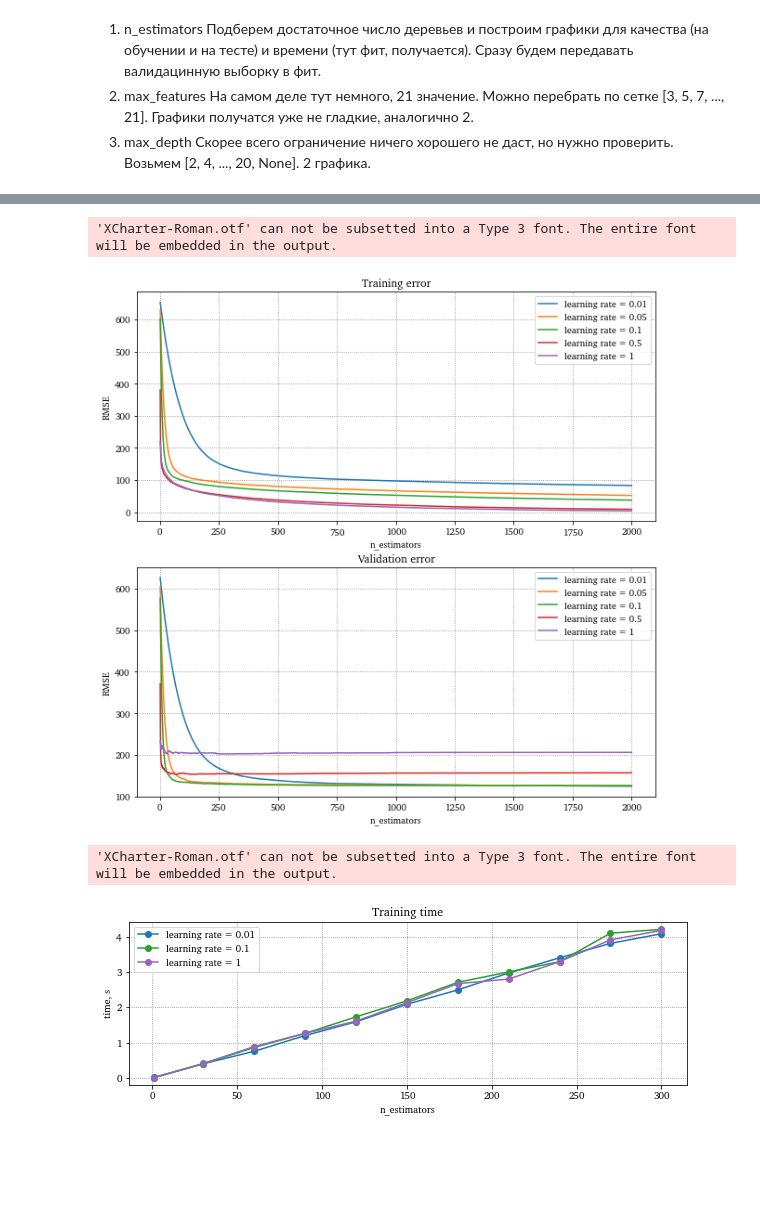
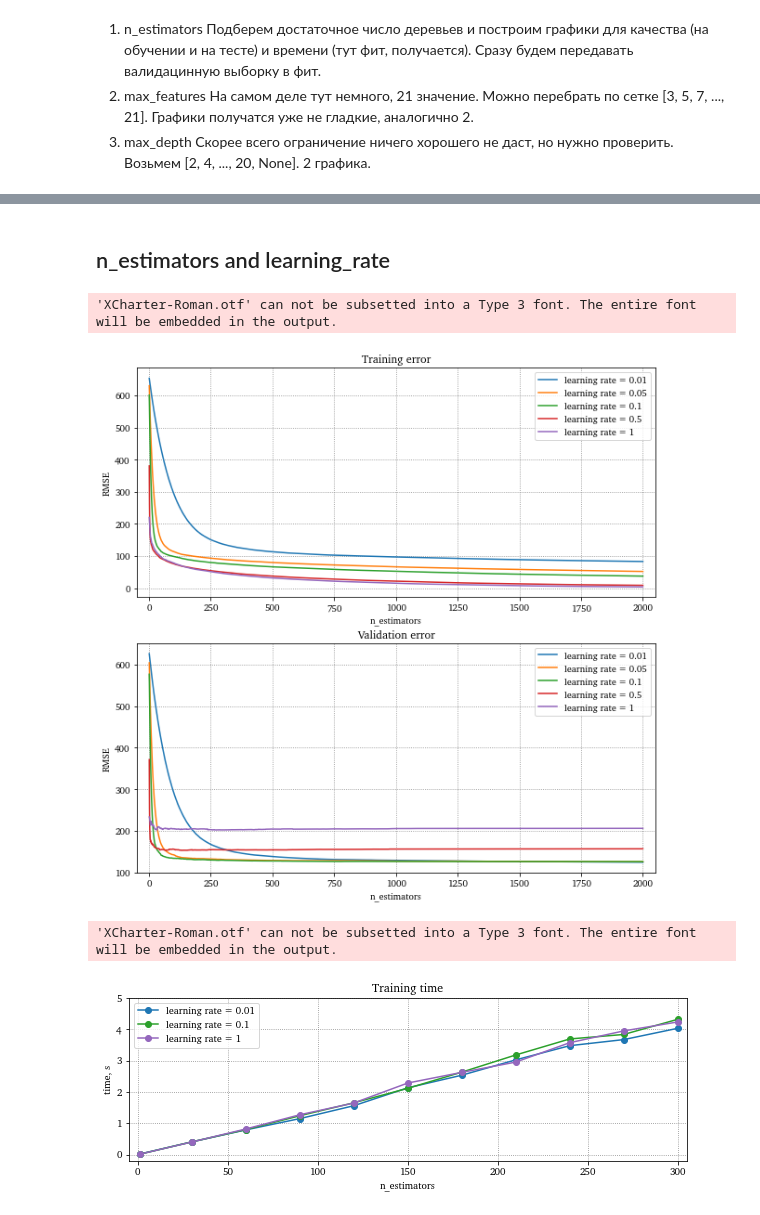
Before and after one commit to artnitolog/ensemble_learning_mmf_prac, a Jupyter notebook: experiments/experiments.ipynb, the cells around one changed output, grey strips where cells are left out. Saved outputs shown, nothing was run; the diff lists cells and outputs as text; code cells hidden in the pictures; blank space fills up the shorter version.

```diff
--- a/experiments/experiments.ipynb
+++ b/experiments/experiments.ipynb
@@ -105,7 +106,7 @@ n_trees = [1] + list(range(30, 301, 30))
 times = []
 for i in tqdm(n_trees):
     model = RandomForestMSE(n_estimators=i, random_state=0)
-    times.append(timeit(lambda: model.fit(X_train, y_train), number=1))
+    times.append(timeit(lambda: model.fit(X_train, y_train), number=3) / 3)
 # %%
 plt.figure(figsize=(10, 3))
 plt.plot(n_trees, times, marker='o', c='green')
@@ -118,0 +124,10 @@ plt.savefig('vis/RF_n_estimators_time')
+# %%
+times, loss_train, loss_val = [], [], []
+max_features_grid = np.arange(X_train.shape[1]) + 1
+
+for max_features in tqdm(max_features_grid):
+    model = RandomForestMSE(n_estimators=250, random_state=0,
+                            feature_subsample_size=max_features)
+    times.append(timeit(lambda: model.fit(X_train, y_train), number=3) / 3)
+    loss_train.append(RMSE(y_train, model.predict(X_train)))
+    loss_val.append(RMSE(y_val, model.predict(X_val)))
@@ -118,0 +162,10 @@ plt.savefig('vis/RF_n_estimators_time')
+# %%
+times, loss_train, loss_val = [], [], []
+max_depths = list(range(1, 21)) + [None]
+
+for max_depth in tqdm(max_depths):
+    model = RandomForestMSE(n_estimators=250, random_state=0,
+                            feature_subsample_size=7, max_depth=max_depth)
+    times.append(timeit(lambda: model.fit(X_train, y_train), number=3) / 3)
+    loss_train.append(RMSE(y_train, model.predict(X_train)))
+    loss_val.append(RMSE(y_val, model.predict(X_val)))
@@ -128,5 +207,7 @@ plt.savefig('vis/RF_n_estimators_time')
 2. Посмотрим на глубину. Здесь < 10. Можно уже совместить графики обучения и контроля.
 3. Копипаста сетки с леса.
+# %% [markdown]
+## n_estimators and learning_rate
 # %%
 lrs = [0.01, 0.05, 0.1, 0.5, 1]
 train_losses = []
@@ -148,6 +229,7 @@ plt.legend()
 plt.xlabel('n_estimators')
 plt.ylabel('RMSE')
 plt.title('Training error')
+plt.xlim(-50, 2050)
 
 plt.subplot(212)
 for loss, lr in zip(val_losses, lrs):
@@ -156,32 +238,35 @@ plt.legend()
 plt.xlabel('n_estimators')
 plt.ylabel('RMSE')
 plt.title('Validation error')
+plt.xlim(-50, 2050)
 
 plt.savefig('vis/GBM_lr_RMSE')
 # %% [output]
 'XCharter-Roman.otf' can not be subsetted into a Type 3 font. The entire font will be embedded in the output.
-[figure, old version]
+[figure, new version]
 # %%
 n_trees = [1] + list(range(30, 301, 30))
 lrs = [0.01, 0.1, 1]
 times = dict(zip(lrs, [[], [], []]))
 for lr in tqdm(lrs):
-    for i in tqdm(n_trees):
+    for i in n_trees:
         model = GradientBoostingMSE(n_estimators=i, learning_rate=lr,
                                     max_depth=4, random_state=0)
         times[lr].append(timeit(lambda: model.fit(X_train, y_train), number=3) / 3)
 # %%
 plt.figure(figsize=(10, 3))
 default_colors = [i['color'] for i in
                   mpl.rcParams['axes.prop_cycle'].__dict__['_left']]
 for lr, c in zip(lrs, default_colors[0:5:2]):
     plt.plot(n_trees, times[lr], marker='o',
              c=c, label=f'learning rate = {lr}')
 plt.legend()
+plt.xlim((-5, 305))
+plt.yticks(np.arange(0, 6))
 plt.xlabel('n_estimators')
 plt.ylabel('time, s')
 plt.title('Training time')
 plt.savefig('vis/GBM_lr_time')
 # %% [output]
 'XCharter-Roman.otf' can not be subsetted into a Type 3 font. The entire font will be embedded in the output.
-[figure, old version]
+[figure, new version]
```
Also changed, not shown: parts of 28 cells of this notebook, 15 other files.
